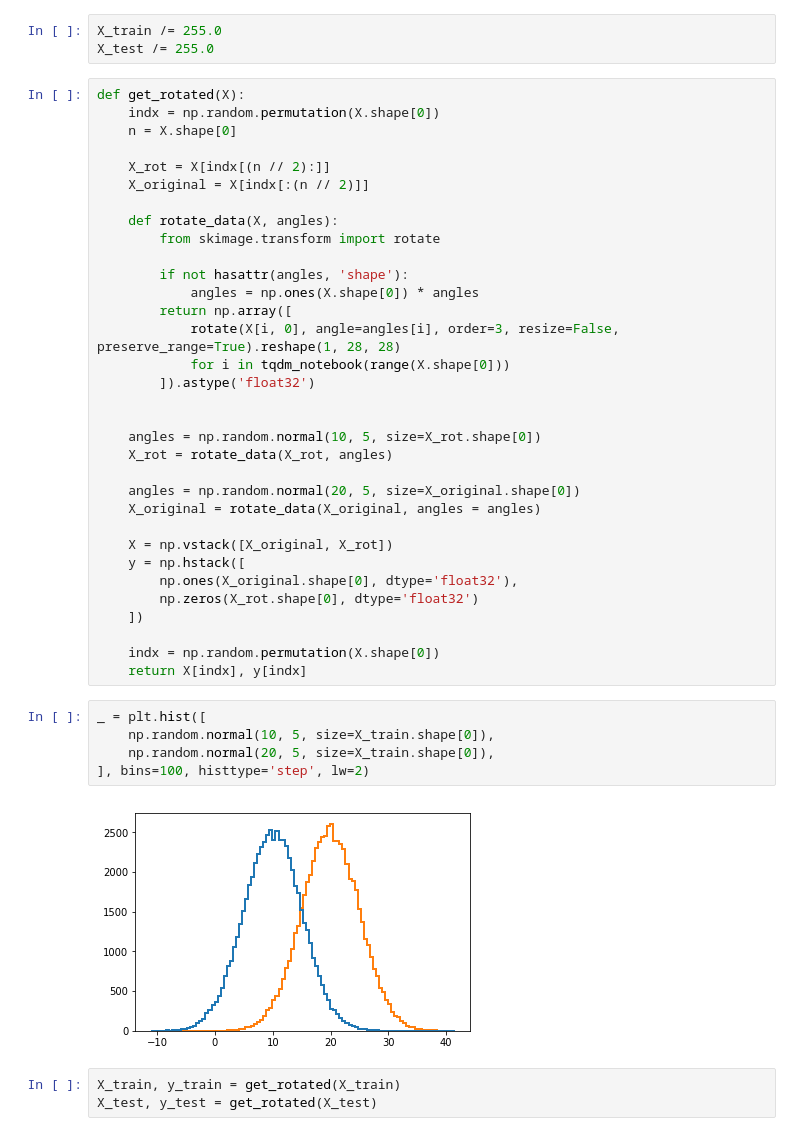
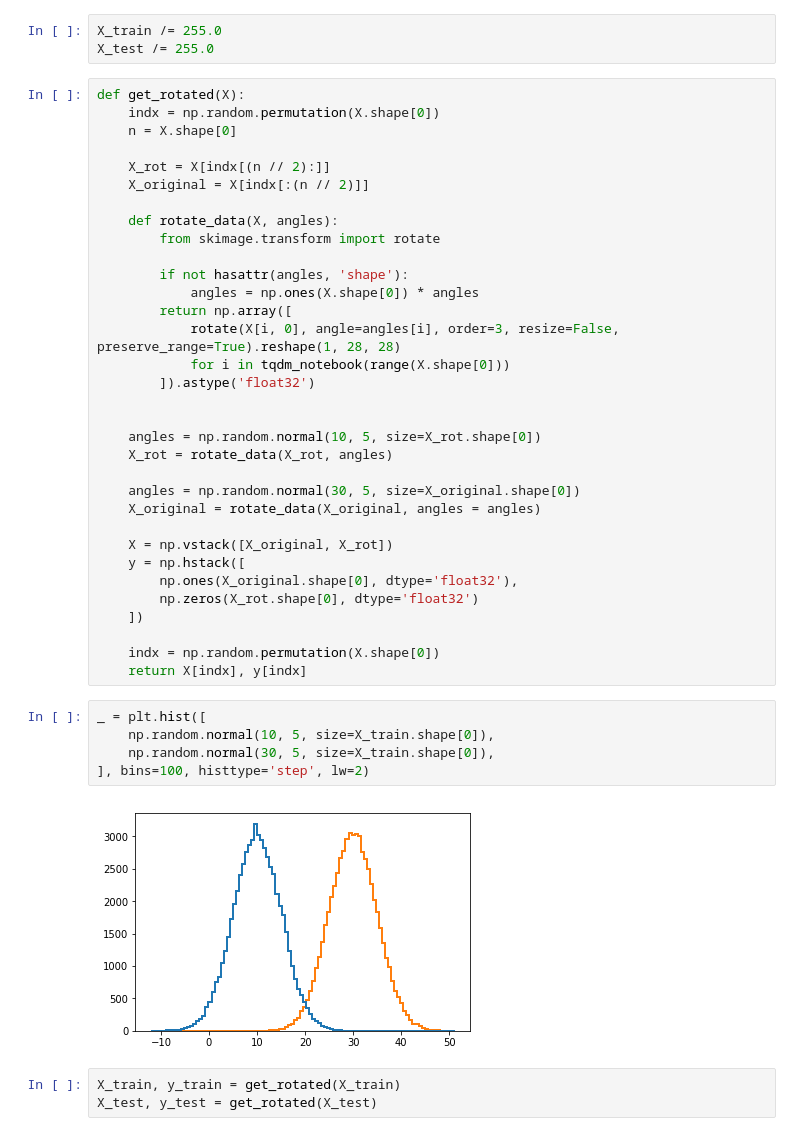
Before and after one commit to HSE-LAMBDA/unlabeled_learning, a Jupyter notebook: MNIST-rotated-CNN.ipynb, the cells around one changed output. Cells and saved outputs as stored; diff of their text form.

```diff
--- a/MNIST-rotated-CNN.ipynb
+++ b/MNIST-rotated-CNN.ipynb
@@ -46,7 +43,7 @@ def get_rotated(X):
     angles = np.random.normal(10, 5, size=X_rot.shape[0])
     X_rot = rotate_data(X_rot, angles)
 
-    angles = np.random.normal(20, 5, size=X_original.shape[0])
+    angles = np.random.normal(30, 5, size=X_original.shape[0])
     X_original = rotate_data(X_original, angles = angles)
 
     X = np.vstack([X_original, X_rot])
@@ -60,10 +57,10 @@ def get_rotated(X):
 # %%
 _ = plt.hist([
     np.random.normal(10, 5, size=X_train.shape[0]),
-    np.random.normal(20, 5, size=X_train.shape[0]),
+    np.random.normal(30, 5, size=X_train.shape[0]),
 ], bins=100, histtype='step', lw=2)
 # %% [output]
-[figure, old version]
+[figure, new version]
 # %%
 X_train, y_train = get_rotated(X_train)
 X_test, y_test = get_rotated(X_test)
```
Also changed, not shown: parts of 10 cells of this notebook.
